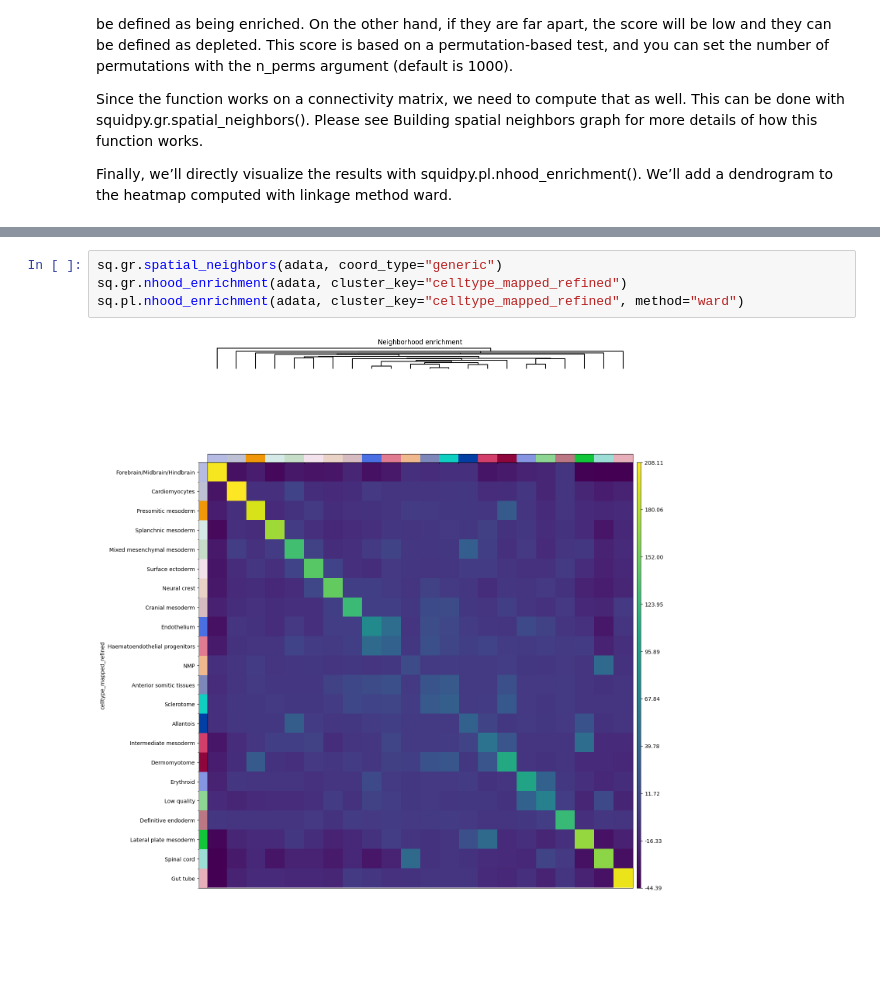
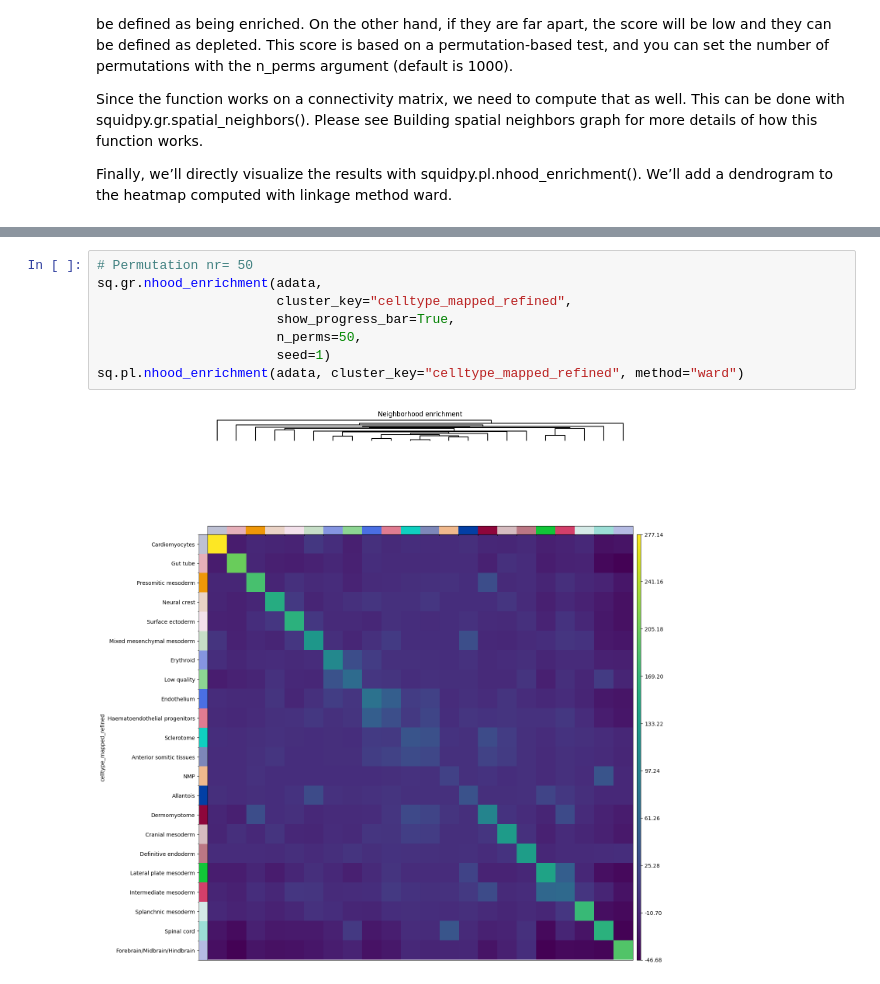
Before and after one commit to idf-io/SpatialPipe, a Jupyter notebook: tutorials/seqFISH_data/tutorial_analyze_seqFISH_data.ipynb, the cells around one changed output, grey strips where cells are left out. Cells and saved outputs as stored; diff of their text form; blank space fills up the shorter version.

Commit message:
Continued with tutorial -seqFish- and started devling into the following functions: spatial neighbours graph, neighbours enrichment analysis, co-ocurrance compatibility and receptor-ligand analysis

```diff
--- a/tutorials/seqFISH_data/tutorial_analyze_seqFISH_data.ipynb
+++ b/tutorials/seqFISH_data/tutorial_analyze_seqFISH_data.ipynb
@@ -47,6 +56,10 @@ Finally, we’ll directly visualize the results with squidpy.pl.nhood_enrichment
 # %%
-sq.gr.spatial_neighbors(adata, coord_type="generic")
-sq.gr.nhood_enrichment(adata, cluster_key="celltype_mapped_refined")
+# Permutation nr= 50
+sq.gr.nhood_enrichment(adata,
+                       cluster_key="celltype_mapped_refined",
+                       show_progress_bar=True,
+                       n_perms=50,
+                       seed=1)
 sq.pl.nhood_enrichment(adata, cluster_key="celltype_mapped_refined", method="ward")
 # %% [output]
-[figure, old version]
+[figure, new version]
```
Also changed, not shown: parts of 11 cells of this notebook.
